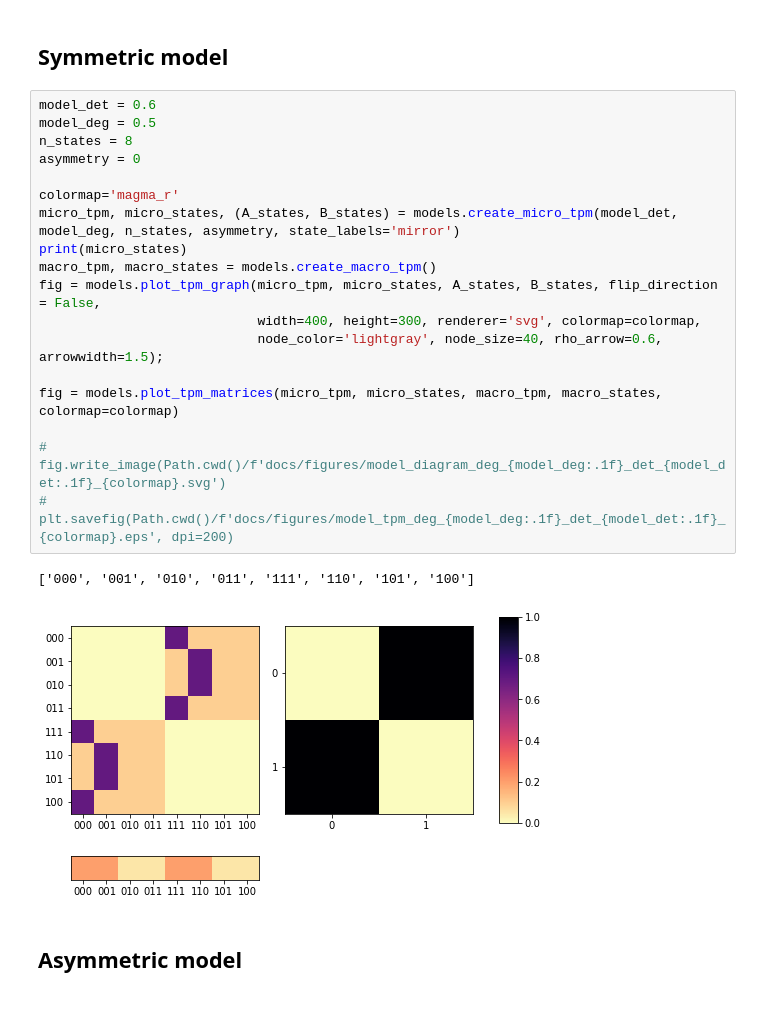
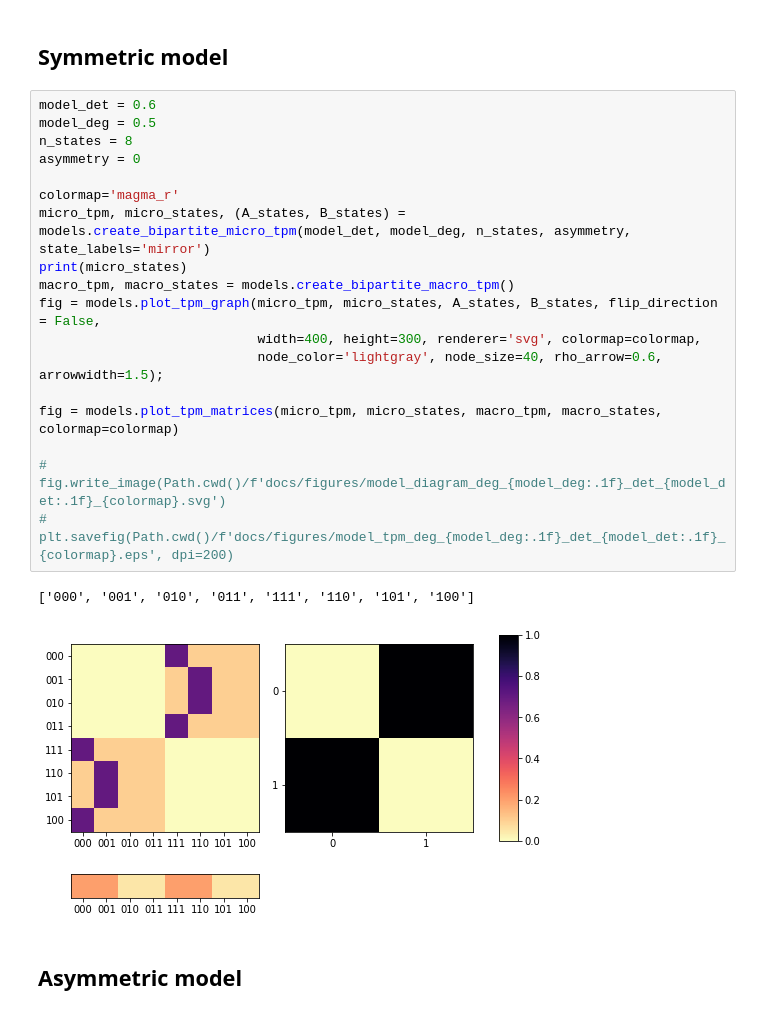
Before and after one commit to renzocom/causal_emergence, a Jupyter notebook: 2021_12 Causal Emergence Paper.ipynb, the cells around one changed output. Saved outputs shown, nothing was run; the diff lists cells and outputs as text.

```diff
--- a/2021_12 Causal Emergence Paper.ipynb
+++ b/2021_12 Causal Emergence Paper.ipynb
@@ -33,26 +18,26 @@ To suppress this message, either:
 # Model
 # %% [markdown]
 ## Symmetric model
-# %%
-model_det = 0.6
-model_deg = 0.5
-n_states = 8
-asymmetry = 0
-
-colormap='magma_r'
-micro_tpm, micro_states, (A_states, B_states) = models.create_micro_tpm(model_det, model_deg, n_states, asymmetry, state_labels='mirror')
-print(micro_states)
-macro_tpm, macro_states = models.create_macro_tpm()
-fig = models.plot_tpm_graph(micro_tpm, micro_states, A_states, B_states, flip_direction = False,
-                            width=400, height=300, renderer='svg', colormap=colormap,
-                            node_color='lightgray', node_size=40, rho_arrow=0.6, arrowwidth=1.5);
-
-fig = models.plot_tpm_matrices(micro_tpm, micro_states, macro_tpm, macro_states, colormap=colormap)
-
-# fig.write_image(Path.cwd()/f'docs/figures/model_diagram_deg_{model_deg:.1f}_det_{model_det:.1f}_{colormap}.svg')
-# plt.savefig(Path.cwd()/f'docs/figures/model_tpm_deg_{model_deg:.1f}_det_{model_det:.1f}_{colormap}.eps', dpi=200)
-# %% [output]
-['000', '001', '010', '011', '111', '110', '101', '100']
-[figure, removed]
+# %%
+model_det = 0.6
+model_deg = 0.5
+n_states = 8
+asymmetry = 0
+
+colormap='magma_r'
+micro_tpm, micro_states, (A_states, B_states) = models.create_bipartite_micro_tpm(model_det, model_deg, n_states, asymmetry, state_labels='mirror')
+print(micro_states)
+macro_tpm, macro_states = models.create_bipartite_macro_tpm()
+fig = models.plot_tpm_graph(micro_tpm, micro_states, A_states, B_states, flip_direction = False,
+                            width=400, height=300, renderer='svg', colormap=colormap,
+                            node_color='lightgray', node_size=40, rho_arrow=0.6, arrowwidth=1.5);
+
+fig = models.plot_tpm_matrices(micro_tpm, micro_states, macro_tpm, macro_states, colormap=colormap)
+
+# fig.write_image(Path.cwd()/f'docs/figures/model_diagram_deg_{model_deg:.1f}_det_{model_det:.1f}_{colormap}.svg')
+# plt.savefig(Path.cwd()/f'docs/figures/model_tpm_deg_{model_deg:.1f}_det_{model_det:.1f}_{colormap}.eps', dpi=200)
+# %% [output]
+['000', '001', '010', '011', '111', '110', '101', '100']
+[figure, added]
 # %% [markdown]
 ## Asymmetric model
```
Also changed, not shown: parts of 46 cells of this notebook, 3 other files.
